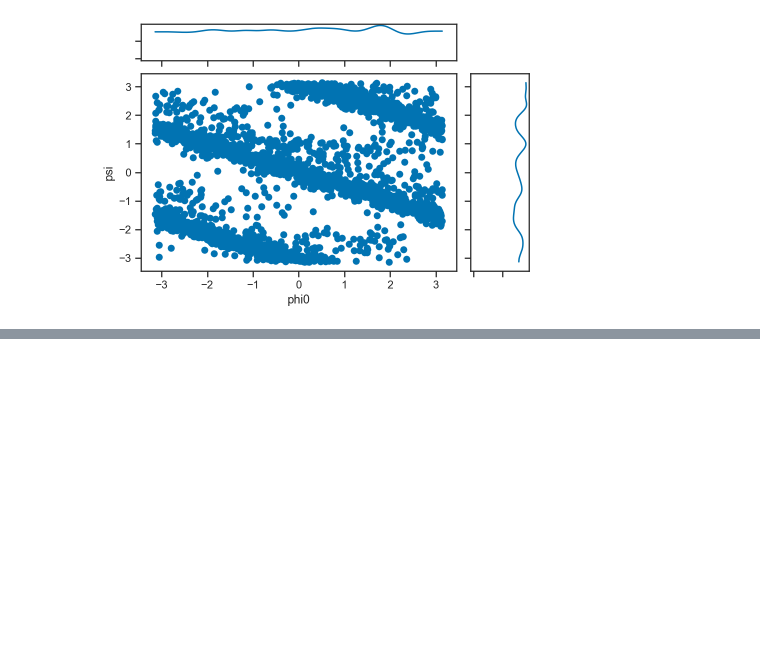
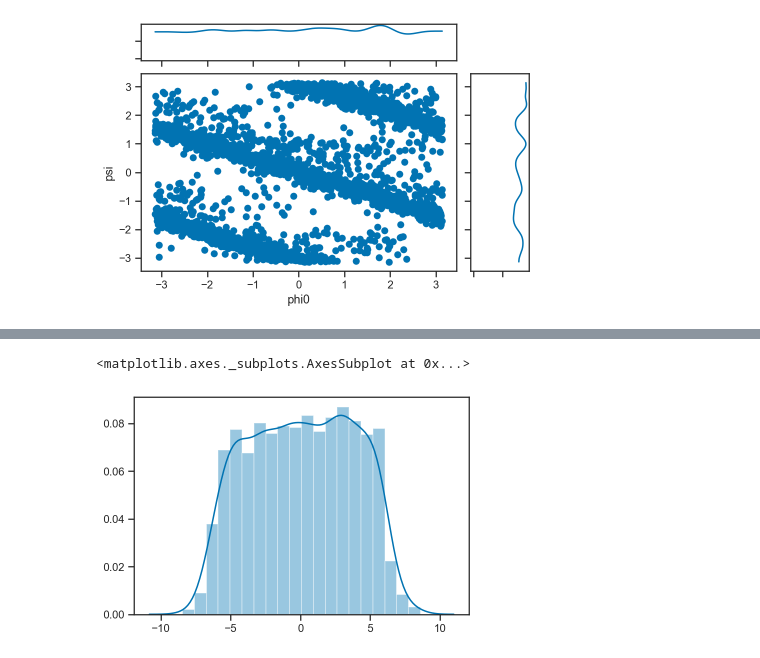
Before and after one commit to farr/GBPyro, a Jupyter notebook: LISASprint.ipynb, the cells around one changed output, grey strips where cells are left out. Cells and saved outputs as stored; diff of their text form; code cells hidden in the pictures; blank space fills up the shorter version.

```diff
--- a/LISASprint.ipynb
+++ b/LISASprint.ipynb
@@ -496,0 +518,5 @@ array([<matplotlib.axes._subplots.AxesSubplot object at 0x...>,
+# %%
+sns.distplot(2*fit.posterior.psi.values.flatten() - fit.posterior.phi0.values.flatten())
+# %% [output]
+<matplotlib.axes._subplots.AxesSubplot at 0x...>
+[figure, added]
```
Also changed, not shown: parts of 7 cells of this notebook, 7 other files.
